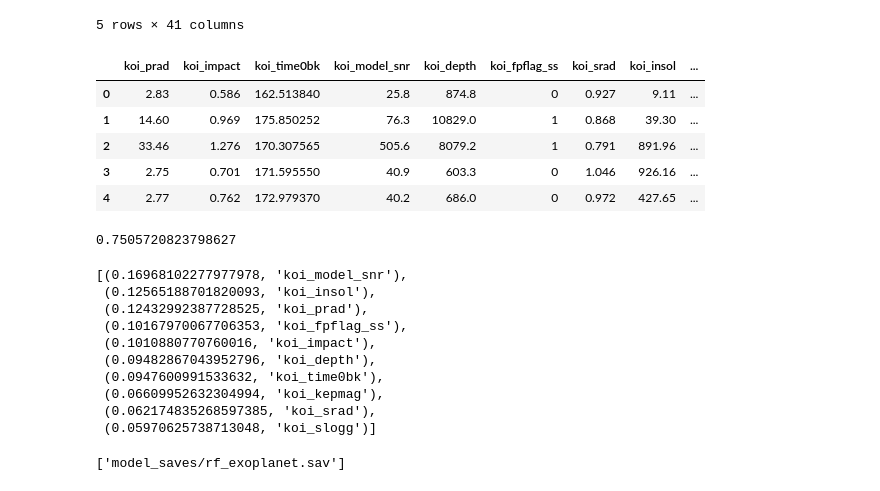
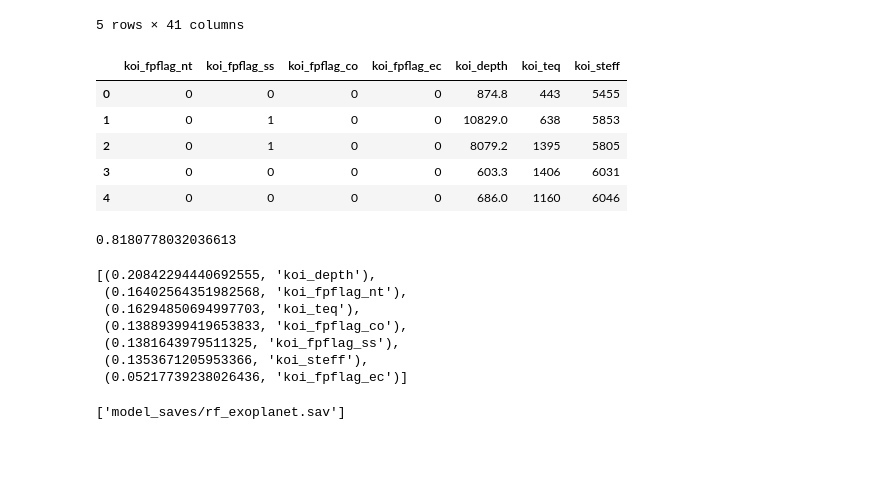
Before and after one commit to bmeulebroeck/machine-learning-challenge, a Jupyter notebook: random_forest.ipynb, the cells around one changed output. Drawn from its saved outputs; the diff is of its cells as text; code cells hidden in the pictures; blank space fills up the shorter version.

```diff
--- a/random_forest.ipynb
+++ b/random_forest.ipynb
@@ -17,15 +17,16 @@ df.head()
 | 4 | CONFIRMED | 0 | 0 | 0 | 0 | 4.134435 | ... |
 5 rows × 41 columns
 # %%
-selected_features = df[['koi_prad', 'koi_impact', 'koi_time0bk', 'koi_model_snr', 'koi_depth', 'koi_fpflag_ss', 'koi_srad', 'koi_insol', 'koi_slogg', 'koi_kepmag']]
+# selected_features = df[['koi_prad', 'koi_impact', 'koi_time0bk', 'koi_model_snr', 'koi_depth', 'koi_fpflag_ss', 'koi_srad', 'koi_insol', 'koi_slogg', 'koi_kepmag']]
+selected_features = df[['koi_fpflag_nt', 'koi_fpflag_ss', 'koi_fpflag_co', 'koi_fpflag_ec', 'koi_depth', 'koi_teq', 'koi_steff']]
 selected_features.head()
 # %% [output]
-|  | koi_prad | koi_impact | koi_time0bk | koi_model_snr | koi_depth | koi_fpflag_ss | koi_srad | koi_insol | ... |
-| 0 | 2.83 | 0.586 | 162.513840 | 25.8 | 874.8 | 0 | 0.927 | 9.11 | ... |
-| 1 | 14.60 | 0.969 | 175.850252 | 76.3 | 10829.0 | 1 | 0.868 | 39.30 | ... |
-| 2 | 33.46 | 1.276 | 170.307565 | 505.6 | 8079.2 | 1 | 0.791 | 891.96 | ... |
-| 3 | 2.75 | 0.701 | 171.595550 | 40.9 | 603.3 | 0 | 1.046 | 926.16 | ... |
-| 4 | 2.77 | 0.762 | 172.979370 | 40.2 | 686.0 | 0 | 0.972 | 427.65 | ... |
+|  | koi_fpflag_nt | koi_fpflag_ss | koi_fpflag_co | koi_fpflag_ec | koi_depth | koi_teq | koi_steff |
+| 0 | 0 | 0 | 0 | 0 | 874.8 | 443 | 5455 |
+| 1 | 0 | 1 | 0 | 0 | 10829.0 | 638 | 5853 |
+| 2 | 0 | 1 | 0 | 0 | 8079.2 | 1395 | 5805 |
+| 3 | 0 | 0 | 0 | 0 | 603.3 | 1406 | 6031 |
+| 4 | 0 | 0 | 0 | 0 | 686.0 | 1160 | 6046 |
 # %%
 from sklearn.preprocessing import LabelEncoder
 
@@ -54,21 +55,18 @@ rf = RandomForestClassifier(n_estimators=200)
 rf = rf.fit(X_train_scaled, y_train)
 rf.score(X_test_scaled, y_test)
 # %% [output]
-0.7505720823798627
+0.8180778032036613
 # %%
 importances = rf.feature_importances_
 sorted(zip(rf.feature_importances_, selected_features), reverse=True)
 # %% [output]
-[(0.16968102277977978, 'koi_model_snr'),
- (0.12565188701820093, 'koi_insol'),
- (0.12432992387728525, 'koi_prad'),
- (0.10167970067706353, 'koi_fpflag_ss'),
- (0.1010880770760016, 'koi_impact'),
- (0.09482867043952796, 'koi_depth'),
- (0.0947600991533632, 'koi_time0bk'),
- (0.06609952632304994, 'koi_kepmag'),
- (0.062174835268597385, 'koi_srad'),
- (0.05970625738713048, 'koi_slogg')]
+[(0.20842294440692555, 'koi_depth'),
+ (0.16402564351982568, 'koi_fpflag_nt'),
+ (0.16294850694997703, 'koi_teq'),
+ (0.13889399419653833, 'koi_fpflag_co'),
+ (0.1381643979511325, 'koi_fpflag_ss'),
+ (0.1353671205953366, 'koi_steff'),
+ (0.05217739238026436, 'koi_fpflag_ec')]
 # %%
 import joblib
 filename = 'model_saves/rf_exoplanet.sav'
```
Also changed, not shown: 5 other files.
